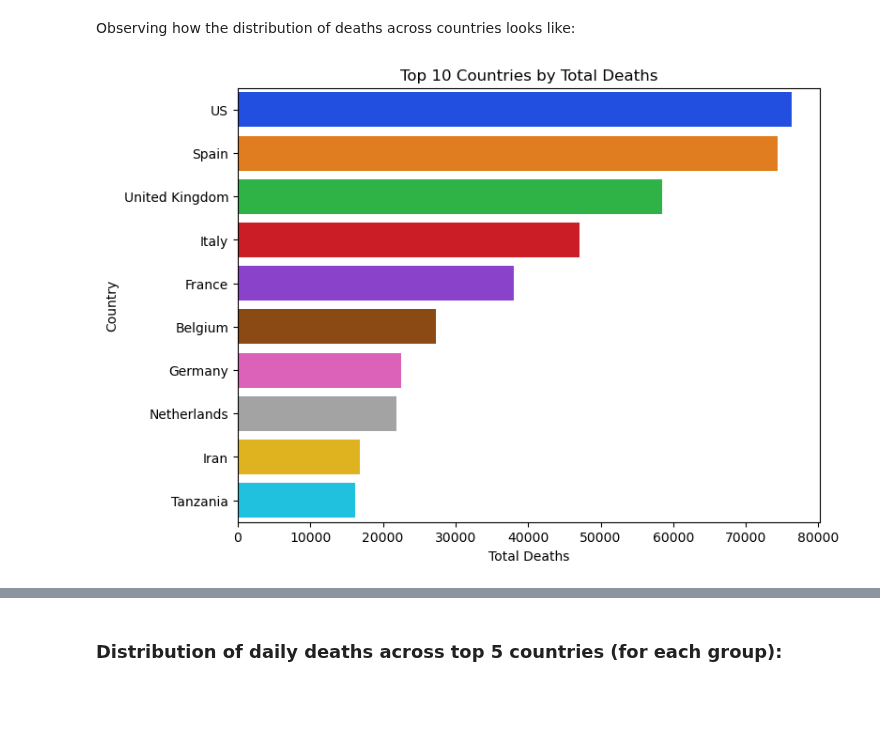
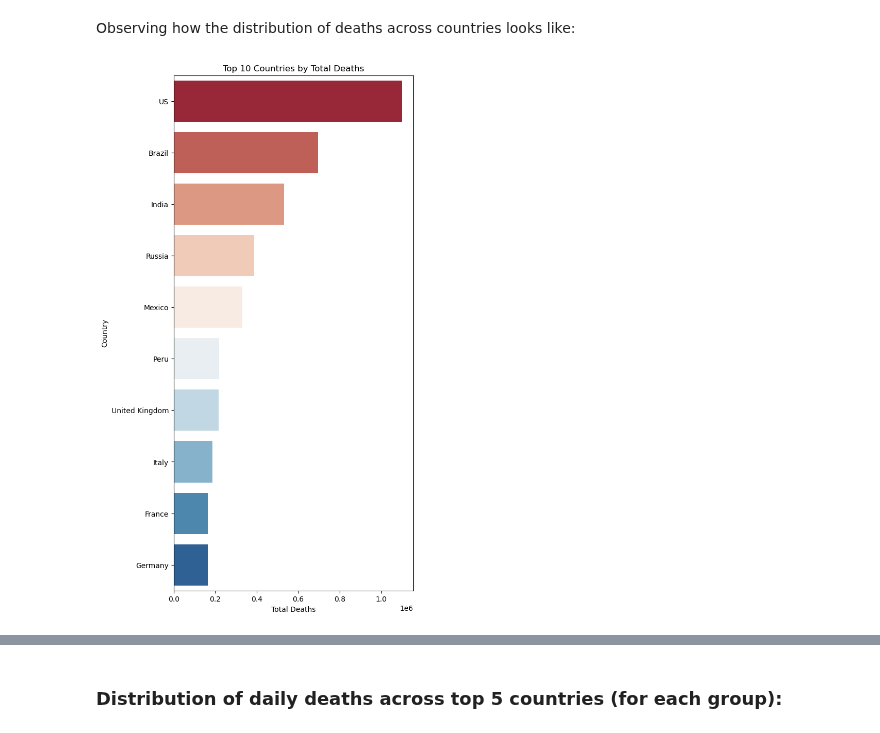
Before and after one commit to luishcr0998/covid19, a Jupyter notebook: Synthetic Interventions - Covid19.ipynb, the cells around one changed output, grey strips where cells are left out. Drawn from its saved outputs; the diff is of its cells as text; code cells hidden in the pictures; blank space fills up the shorter version.

Commit message:
add images

```diff
--- a/Synthetic Interventions - Covid19.ipynb
+++ b/Synthetic Interventions - Covid19.ipynb
@@ -311,16 +327,15 @@ severe_df[['deaths', 'daily_deaths']].describe()
 Observing how the distribution of deaths across countries looks like:
 # %%
 # Total deaths by country
-country_deaths = covid_df.groupby('country')['deaths'].sum().reset_index()
+country_deaths = df.groupby('country')['deaths'].max().reset_index()
 country_deaths = country_deaths.sort_values(by='deaths', ascending=False)
 
-plt.figure(figsize=(8, 6))
+plt.figure(figsize=(6, 13))
 sns.barplot(data=country_deaths.head(10), x='deaths', hue='country', y='country',
-           palette='bright', legend=False)
+           palette='RdBu', legend=False)
 plt.title('Top 10 Countries by Total Deaths')
 plt.xlabel('Total Deaths')
 plt.ylabel('Country')
 plt.show()
-plt.show()
 # %% [output]
-[figure, old version]
+[figure, new version]
```
Also changed, not shown: parts of 12 cells of this notebook, 11 other files.
